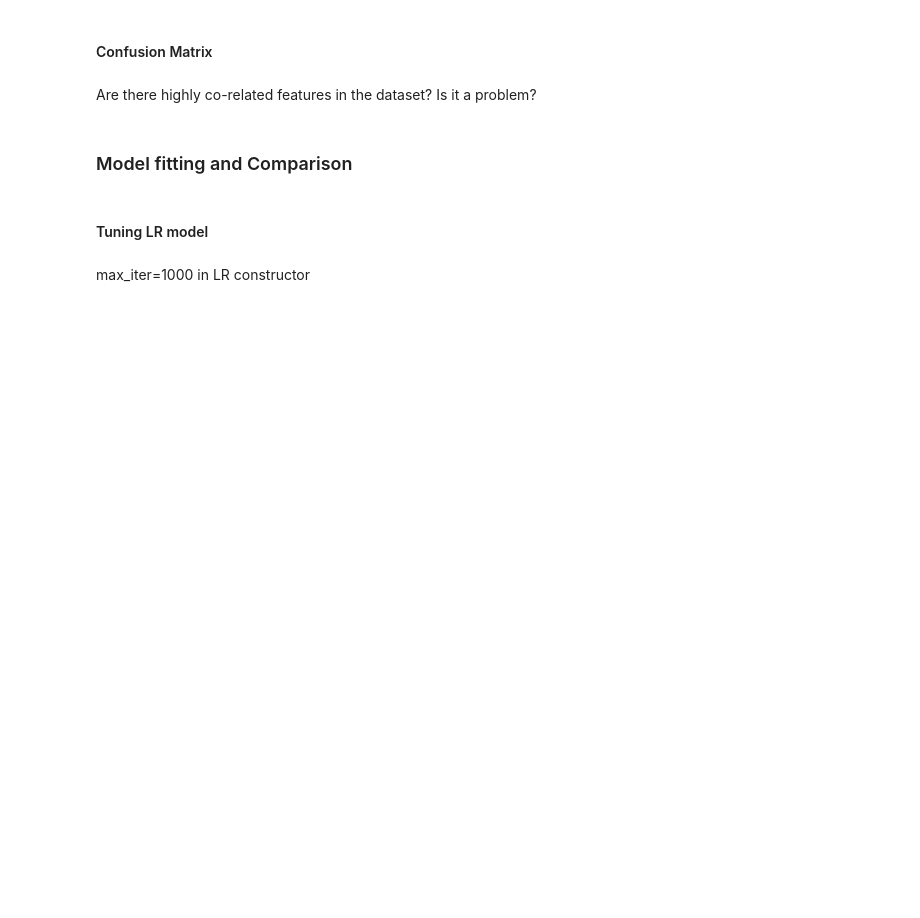
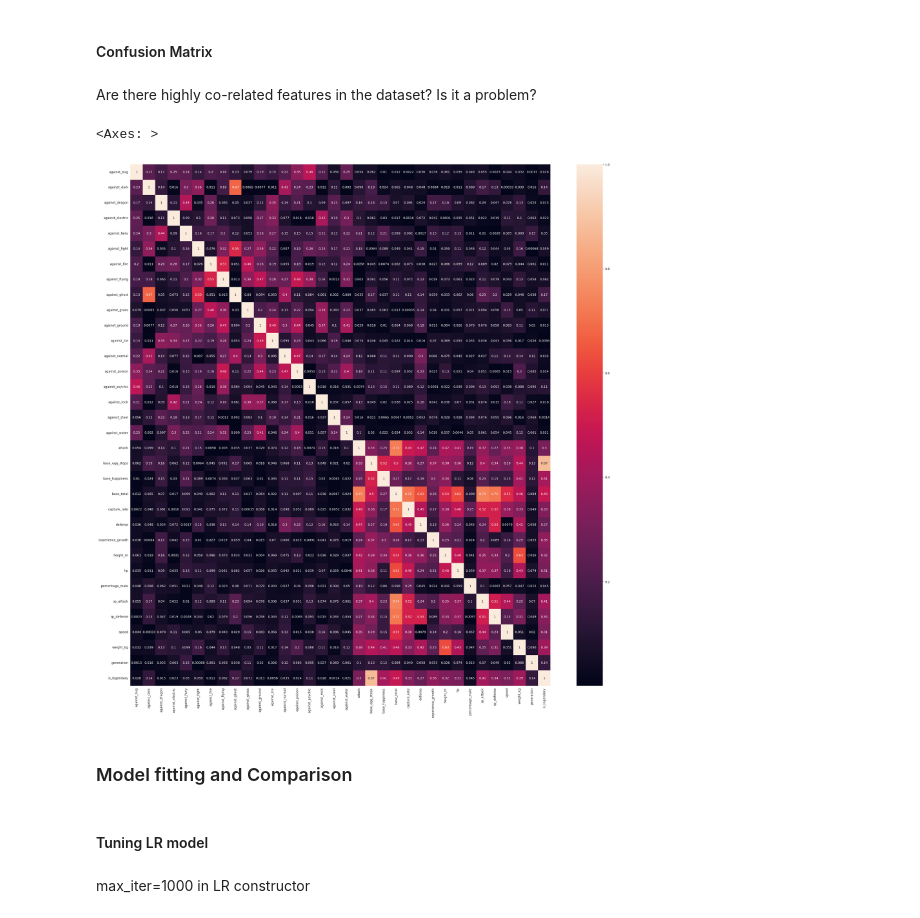
Before and after one commit to tsepanx/scripts-and-builtins, a Jupyter notebook: python/ml_hw1/Assignment_1.ipynb, the cells around one changed output. Saved outputs shown, nothing was run; the diff lists cells and outputs as text; code cells hidden in the pictures; blank space fills up the shorter version.

```diff
--- a/python/ml_hw1/Assignment_1.ipynb
+++ b/python/ml_hw1/Assignment_1.ipynb
@@ -141,3 +197,7 @@ plt.show()
 #### Loading the dataset
 # %%
 import pandas as pd
+
+df = pd.read_csv("pokemon_modified.csv")
+print(df.shape)
+df
@@ -143,0 +219,25 @@ import pandas as pd
+# %%
+# col1 = df.iloc[:, 0]
+# print(df.shape[0])
+
+def feature_uniqness(col: pd.Series):
+    uniq_values_cnt = len(set(col))
+    labels_cnt = df.shape[0]
+    return uniq_values_cnt / labels_cnt
+
+cols_uniq_dict = {}
+
+for colname in df.columns:
+    col: pd.Series = df[colname]
+    cols_uniq_dict[colname] = feature_uniqness(col)
+
+cols_uniqnesses = sorted(
+    cols_uniq_dict.items(),
+    key=lambda x: x[1],
+    reverse=True
+)
+
+less_uniq = cols_uniqnesses[:2]
+
+print("Less unique features:")
+print(*less_uniq, sep="\n")
@@ -149,0 +250,10 @@ y =
+# %%
+
+print(less_uniq)
+for colname, uniqness in less_uniq:
+    df = df.drop(colname, axis=1)
+
+LABEL_NAME = "is_legendary"
+
+y = df[LABEL_NAME]
+X = df.drop(LABEL_NAME, axis=1)  # Result is not saved to 'df'
@@ -187,7 +424,14 @@ Are there highly co-related features in the dataset? Is it a problem?
 # %%
 import seaborn as sns
 import matplotlib.pyplot as plt
+
+matrix = df.corr(numeric_only=True).abs()
+
 plt.figure(figsize=(30, 30))
+sns.heatmap(matrix, annot=True)
+# %% [output]
+<Axes: >
+[figure, added]
 # %% [markdown]
 ### Model fitting and Comparison
 # %% [markdown]
```
Also changed, not shown: parts of 53 cells of this notebook, 2 other files.
